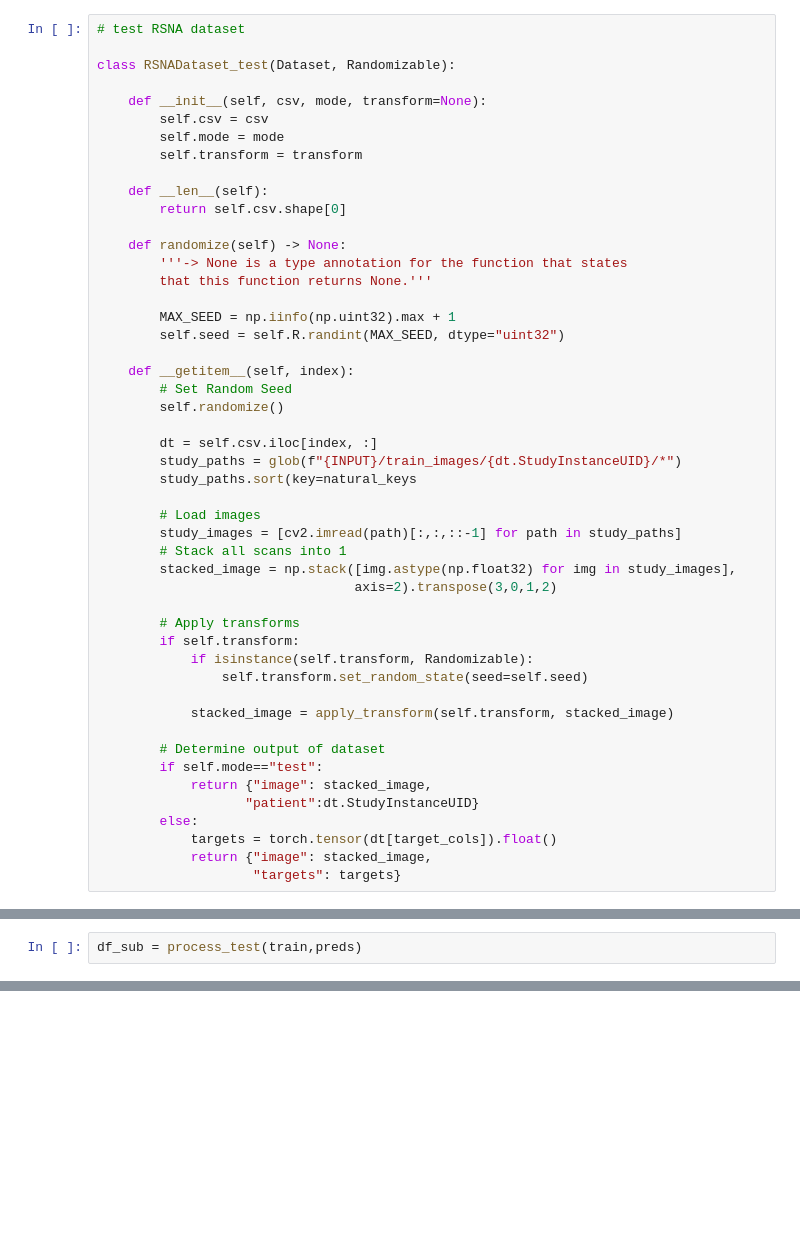
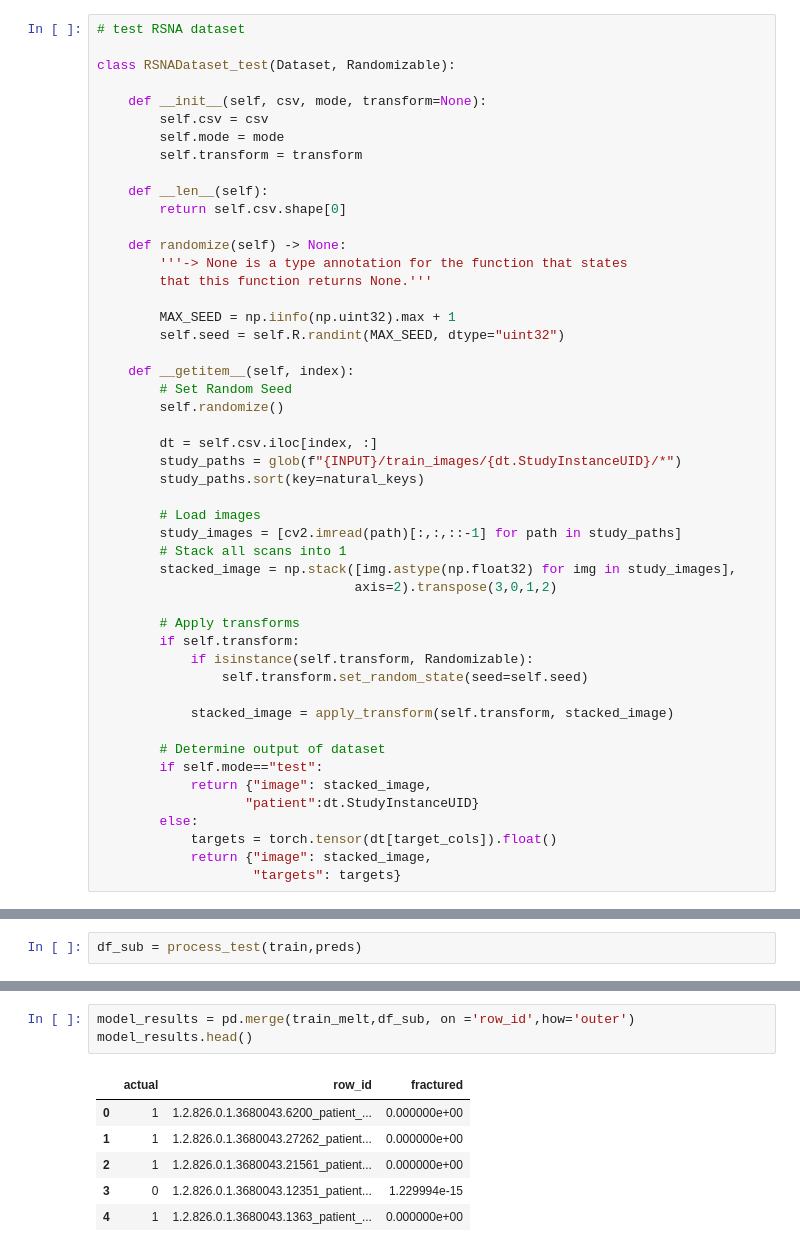
Before and after one commit to janehung04/UCB-w210-2022-fall-neckfrac, a Jupyter notebook: rsna-fracture-detection-error-analysis.ipynb, the cells around one changed output, grey strips where cells are left out. Cells and saved outputs as stored; diff of their text form; blank space fills up the shorter version.

Commit message:
add error analysis results for densenet

```diff
--- a/rsna-fracture-detection-error-analysis.ipynb
+++ b/rsna-fracture-detection-error-analysis.ipynb
@@ -221,7 +225,7 @@ class RSNADataset_test(Dataset, Randomizable):
 
         dt = self.csv.iloc[index, :]
         study_paths = glob(f"{INPUT}/train_images/{dt.StudyInstanceUID}/*")
-        study_paths.sort(key=natural_keys
+        study_paths.sort(key=natural_keys)
 
         # Load images
         study_images = [cv2.imread(path)[:,:,::-1] for path in study_paths]
@@ -367,0 +416,10 @@ df_sub
+# %%
+model_results = pd.merge(train_melt,df_sub, on ='row_id',how='outer')
+model_results.head()
+# %% [output]
+|  | actual | row_id | fractured |
+| 0 | 1 | 1.2.826.0.1.3680043.6200_patient_... | 0.000000e+00 |
+| 1 | 1 | 1.2.826.0.1.3680043.27262_patient... | 0.000000e+00 |
+| 2 | 1 | 1.2.826.0.1.3680043.21561_patient... | 0.000000e+00 |
+| 3 | 0 | 1.2.826.0.1.3680043.12351_patient... | 1.229994e-15 |
+| 4 | 1 | 1.2.826.0.1.3680043.1363_patient_... | 0.000000e+00 |
```
Also changed, not shown: parts of 13 cells of this notebook, 1 other file.
